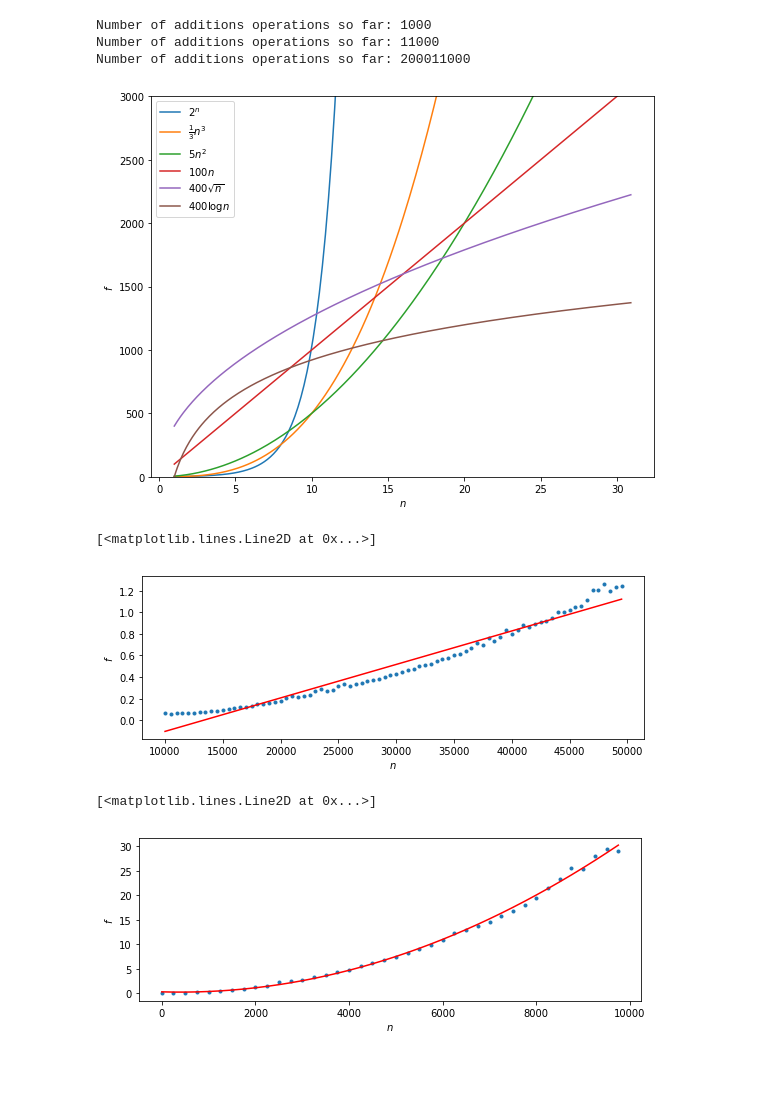
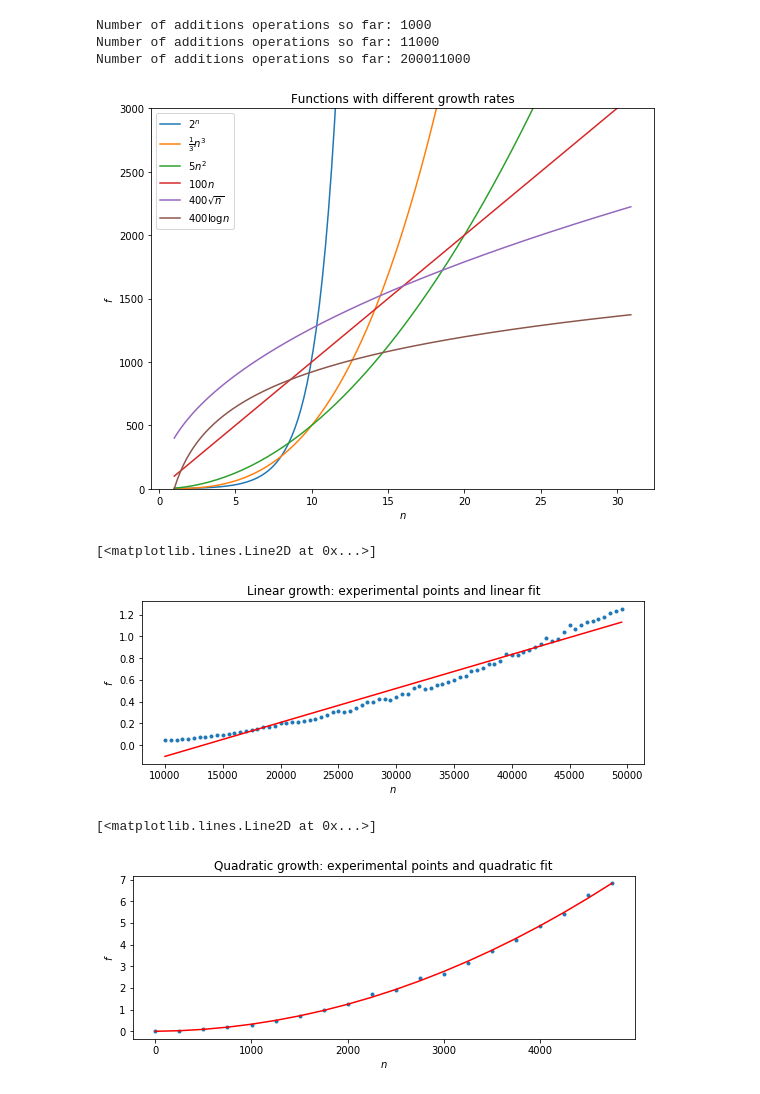
Before and after one commit to cs-cmuq/110-www, a Jupyter notebook: lectures/L26.ipynb, the cells around one changed output. Drawn from its saved outputs; the diff is of its cells as text; code cells hidden in the pictures; blank space fills up the shorter version.

```diff
--- a/lectures/L26.ipynb
+++ b/lectures/L26.ipynb
@@ -179,6 +183,8 @@ Number of additions operations so far: 200011000
 plt.figure(figsize=(9,7))
 plt.xlabel('$n$')
 plt.ylabel('$f$')
+
+plt.title('Functions with different growth rates')
 
 x = np.arange(1, 31, 0.1)
 
@@ -196,7 +202,7 @@ plt.legend(handles=labels)
 plt.savefig('growths.png')
 plt.show()
 # %% [output]
-[figure, old version]
+[figure, new version]
 # %%
 def linear_func(x, a, b):
     return a*x + b
@@ -206,35 +212,36 @@ def poly2_func(x, a, b, c):
 # %%
 import time
 import scipy.optimize as optimization
 
 n= 50000
 times = []
 inputs = []
 for i in range(10000, n, 500):
     start = time.process_time()
     factorial(i)
     end = time.process_time()
     times += [end-start]
     inputs += [i]
 
 plt.figure(figsize=(9,3))
+plt.title('Linear growth: experimental points and linear fit')
 plt.xlabel('$n$')
 plt.ylabel('$f$')
 
 plt.scatter(inputs, times, marker='.')
 
 # fit the data with a linear function
 params, cov = optimization.curve_fit(linear_func, inputs, times)
 linear_fit = []
 for x in inputs:
     linear_fit += [linear_func(x, params[0], params[1])]
 plt.plot(inputs, linear_fit, color='red')
 # %% [output]
 [<matplotlib.lines.Line2D at 0x...>]
-[figure, old version]
+[figure, new version]
 # %%
 import time
-n= 10000
+n= 5000
 times = []
 inputs = []
 
@@ -250,6 +257,7 @@ for n in range(1, n, 250):
 
 plt.figure(figsize=(9,3))
 plt.scatter(inputs, times, marker='.')
+plt.title('Quadratic growth: experimental points and quadratic fit')
 
 plt.xlabel('$n$')
 plt.ylabel('$f$')
@@ -262,7 +270,7 @@ for x in inputs:
 plt.plot(inputs, quadratic_fit, color='red')
 # %% [output]
 [<matplotlib.lines.Line2D at 0x...>]
-[figure, old version]
+[figure, new version]
 # %%
 from itertools import permutations
 import time
```
Also changed, not shown: parts of 5 cells of this notebook.
